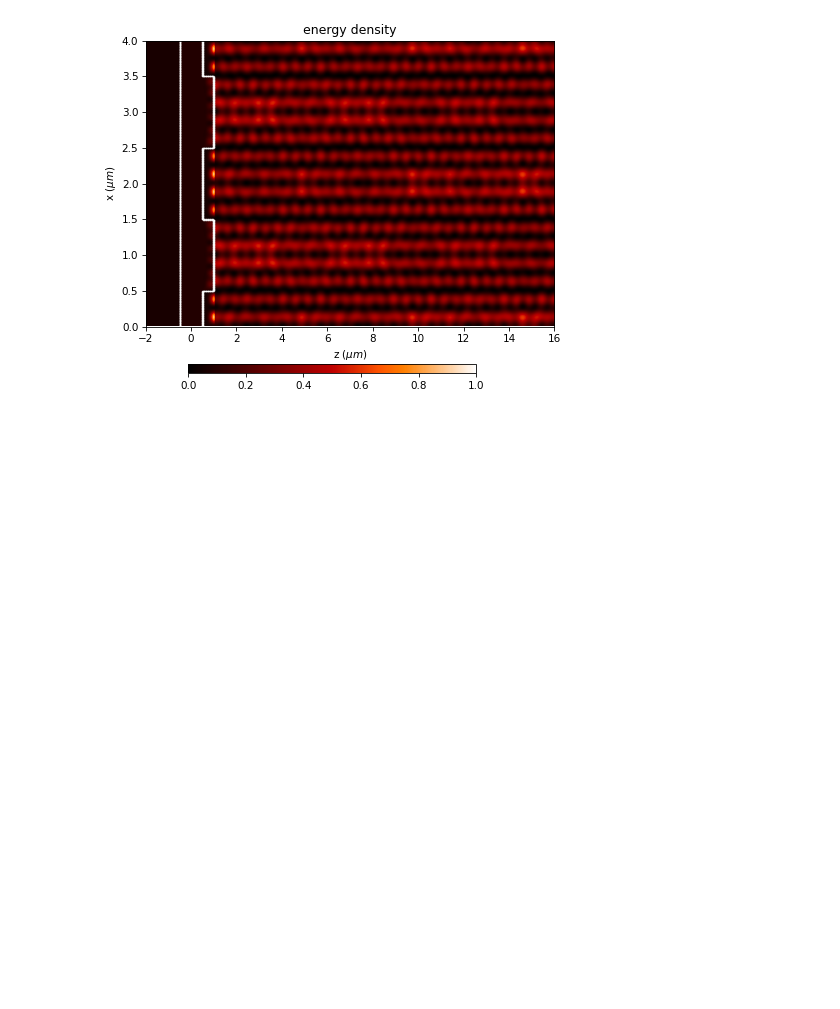
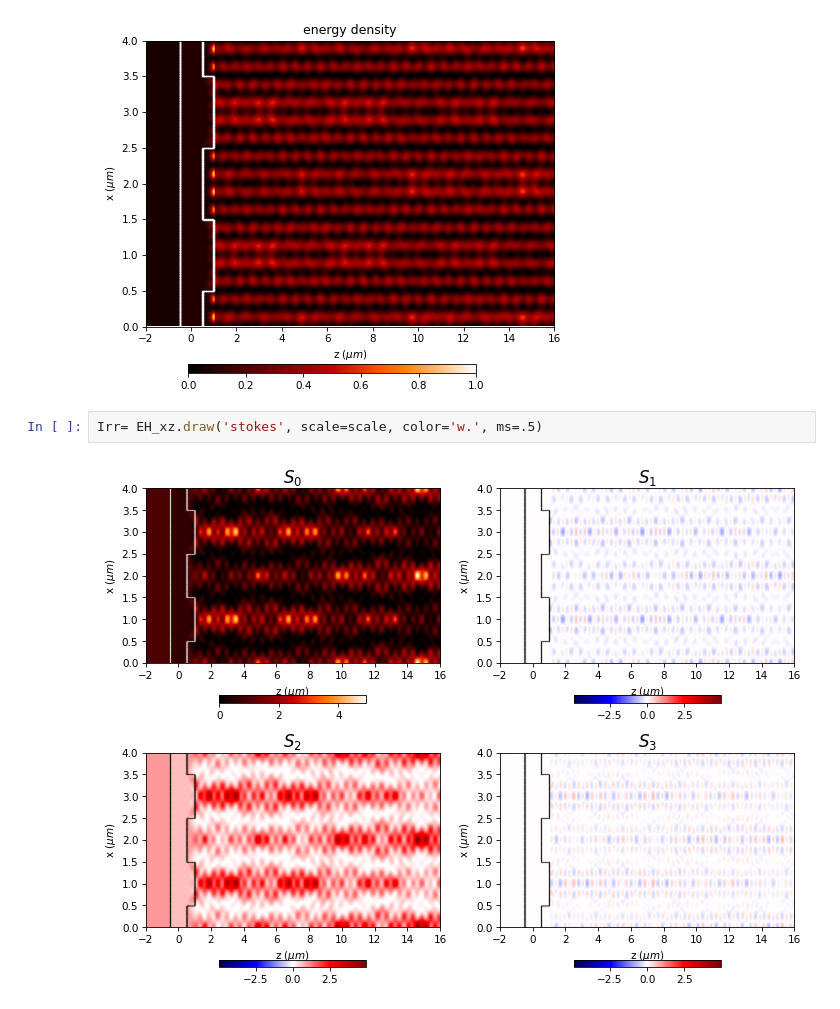
Before and after one commit to optbrea/diffractio, a Jupyter notebook: docs/source/examples_vector/vector_grating_xz.ipynb, the cells around one changed output. Cells and saved outputs as stored; diff of their text form; blank space fills up the shorter version.

```diff
--- a/docs/source/examples_vector/vector_grating_xz.ipynb
+++ b/docs/source/examples_vector/vector_grating_xz.ipynb
@@ -81,3 +81,7 @@ Irr= EH_xz.draw('irradiance', mode='modulus', scale=scale, color='w.', ms=.5)
 EH_xz.draw('energy_density', scale=scale, color='w.', ms=.5)
 # %% [output]
 [figure]
+# %%
+Irr= EH_xz.draw('stokes', scale=scale, color='w.', ms=.5)
+# %% [output]
+[figure, added]
```
Also changed, not shown: 11 other files.
